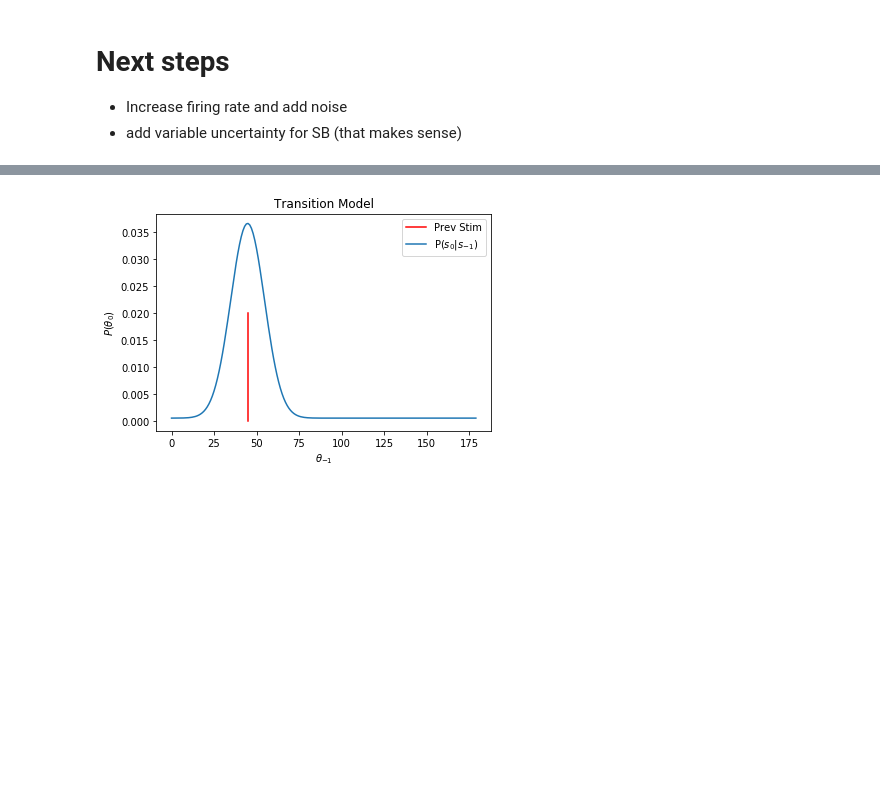
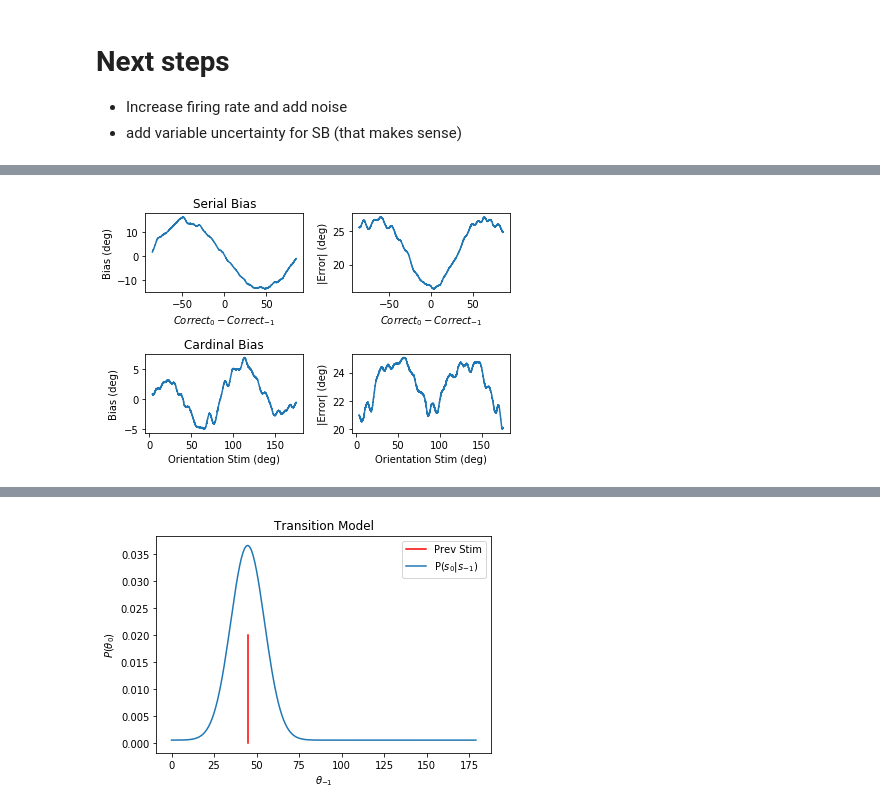
Before and after one commit to TimCSheehan/biasModels, a Jupyter notebook: playModels.ipynb, the cells around one changed output, grey strips where cells are left out. Drawn from its saved outputs; the diff is of its cells as text; code cells hidden in the pictures; blank space fills up the shorter version.

```diff
--- a/playModels.ipynb
+++ b/playModels.ipynb
@@ -28,0 +74,5 @@ foo = MJ.modJoint(noiseFR=0,kappaCB=2.0)
+# %%
+import numpy as np
+modelJ.quick_view_results(2000)
+# %% [output]
+[figure, added]
```
Also changed, not shown: parts of 18 cells of this notebook, 9 other files.
